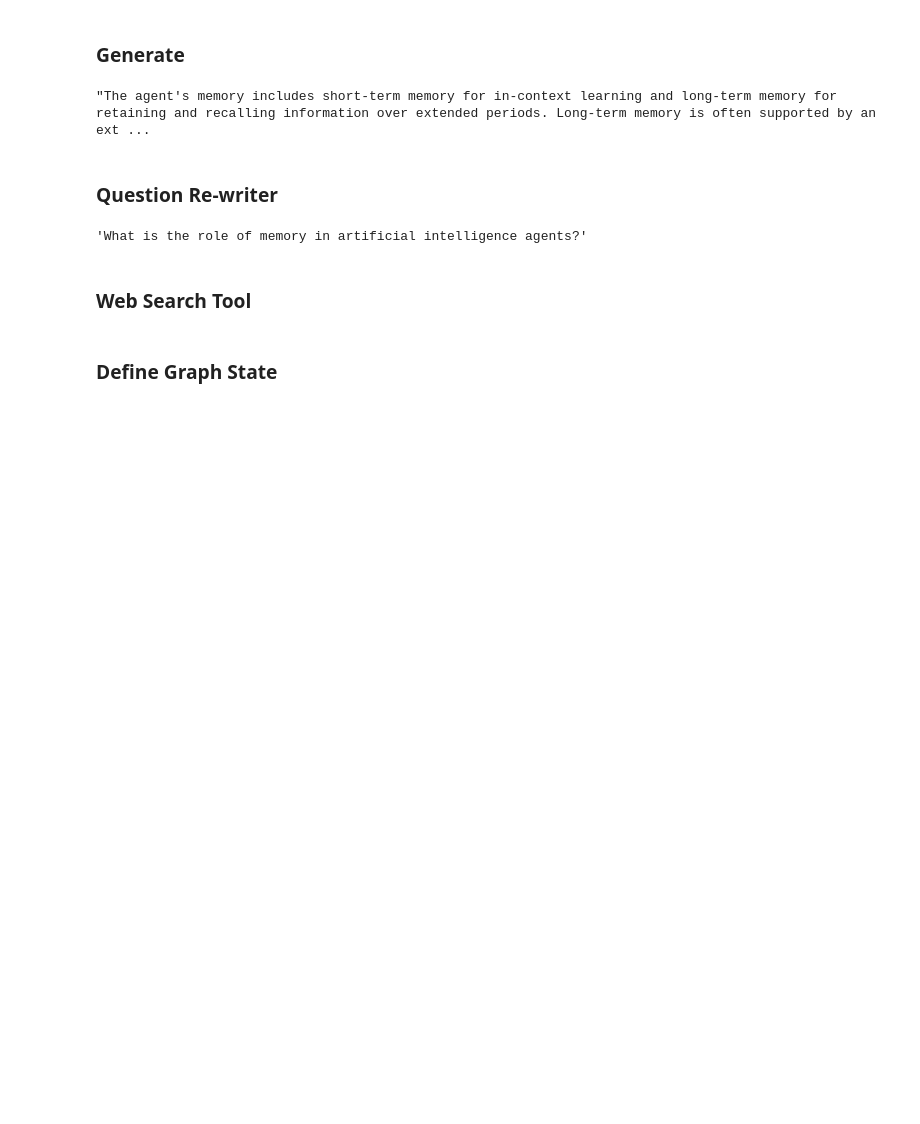
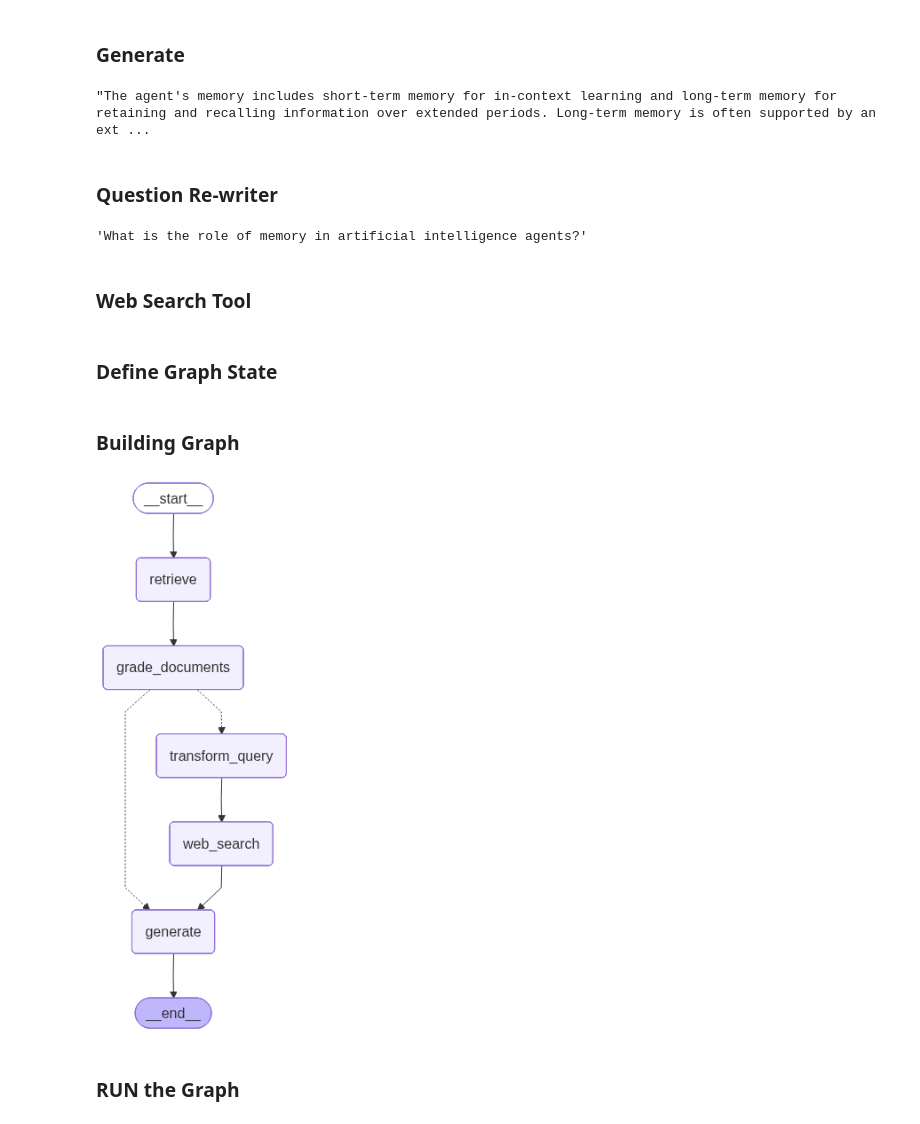
Before and after one commit to AmirGadami/RAG-LangChain-, a Jupyter notebook: CRAG.ipynb, the cells around one changed output. Saved outputs shown, nothing was run; the diff lists cells and outputs as text; code cells hidden in the pictures; blank space fills up the shorter version.

```diff
--- a/CRAG.ipynb
+++ b/CRAG.ipynb
@@ -100,7 +102,7 @@ re_write_prompt = ChatPromptTemplate.from_messages(
     ("user", "Here is the initial question: \n\n {question} \n Formulate an improved question."),
 ])
 
-question_rewriter = (re_write_prompt|llm|StrOutputParser())
+question_rewriter = re_write_prompt|llm|StrOutputParser()
 question_rewriter.invoke({"question": question})
 # %% [output]
 'What is the role of memory in artificial intelligence agents?'
@@ -111,7 +113,7 @@ web_search_tool = TavilySearchResults(k=3)
 # %% [markdown]
 ### Define Graph State
 # %%
-class GraphState(BaseModel):
+class GraphState(TypedDict):
 
     question: str
     generation: str
@@ -159,6 +161,7 @@ def grade_documents(state):
         else:
             print("---GRADE: DOCUMENT NOT RELEVANT---")
             web_search='Yes'
+            continue
     return {"documents": documents, "question": question, "web_search": web_search}
 
 
@@ -169,7 +172,7 @@ def transform_query(state):
     question = state['question']
     documents = state['documents']
 
-    better_question = question_rewriter({"question":question})
+    better_question = question_rewriter.invoke({"question":question})
     return {"documents": documents, "question": better_question}
 
 
@@ -179,7 +182,6 @@ def web_search(state):
     question = state['question']
     documents = state['documents']
 
-    docs = web_search_tool.invoke({"question":question})
     docs = web_search_tool.invoke({"query":question})
     web_content = '\n'.join([ i['content']  for i in docs])
     web_results = Document(page_content=web_content)
@@ -191,9 +193,9 @@ def web_search(state):
 def decide_to_generate(state):
 
     print("---ASSESS GRADED DOCUMENTS---")
-    state["question"]
+    # state["question"]
     web_search = state["web_search"]
-    state["documents"]
+    # state["documents"]
 
     if web_search == "Yes":
         # All documents have been filtered check_relevance
@@ -206,3 +208,32 @@ def decide_to_generate(state):
         # We have relevant documents, so generate answer
         print("---DECISION: GENERATE---")
         return "generate"
+# %% [markdown]
+### Building Graph
+# %%
+workflow = StateGraph(GraphState)
+
+workflow.add_node("retrieve",retrieve)
+workflow.add_node('grade_documents',grade_documents)
+workflow.add_node("generate",generate)
+workflow.add_node('transform_query',transform_query)
+workflow.add_node(web_search,"web_search")
+
+workflow.add_edge(START, "retrieve")
+workflow.add_edge("retrieve","grade_documents")
+workflow.add_conditional_edges(
+    'grade_documents',
+    decide_to_generate,
+    {"generate":"generate",
+     "transform_query":'transform_query'}
+)
+workflow.add_edge("transform_query","web_search")
+workflow.add_edge("web_search","generate")
+workflow.add_edge("generate",END)
+
+app = workflow.compile()
+app
+# %% [output]
+[figure, added]
+# %% [markdown]
+### RUN the Graph
```
Also changed, not shown: parts of 2 cells of this notebook.
